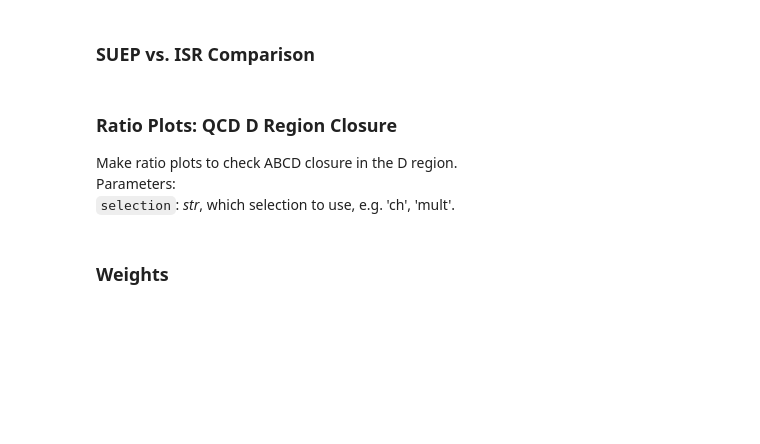
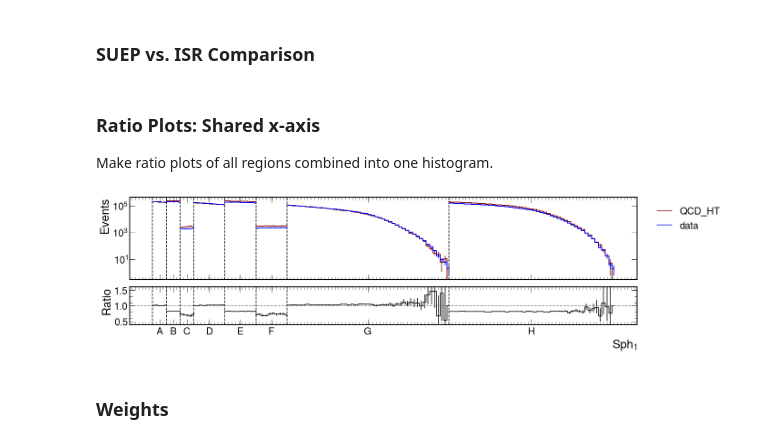
Before and after one commit to SUEPPhysics/SUEPCoffea_dask, a Jupyter notebook: plotting/plot.ipynb, the cells around one changed output. Cells and saved outputs as stored; diff of their text form; code cells hidden in the pictures; blank space fills up the shorter version.

```diff
--- a/plotting/plot.ipynb
+++ b/plotting/plot.ipynb
@@ -284,22 +284,15 @@ plt.legend(bbox_to_anchor=(1, 0.5))
 plt.savefig(output_label + plot_label + file_ext, bbox_inches='tight')
 plt.show()
 # %% [markdown]
-### Ratio Plots: QCD D Region Closure
-Make ratio plots to check ABCD closure in the D region.<br>
-Parameters:<br>
-`selection`: _str_, which selection to use, e.g. 'ch', 'mult'.<br>
+### Ratio Plots: Shared x-axis
+Make ratio plots of all regions combined into one histogram.<br>
 # %%
-hQCD_MC_D_obs = plots['QCD_MC']['D_obs_IRM']
-hQCD_MC_D_exp = plots['QCD_MC']['D_exp_IRM']
-
-_ = hQCD_MC_D_obs.plot_ratio(hQCD_MC_D_exp,
-                 rp_num_label='D observed',
-                 rp_denom_label='D expected')
-
-plt.xlabel("Sphericity")
-plt.ylim(0.5,1.5)
-plt.savefig(output_label + "_D_closure" + file_ext, bbox_inches='tight')
-plt.show()
+x = 'ABCDEFGH'
+y = 'ADGBEHCF'
+plot_label = 'SUEP_S1_CL'
+_ = plot_ratio_regions(plots, 'A_'+plot_label, 'QCD_HT', 'data', x)
+# %% [output]
+[figure, added]
 # %% [markdown]
 ### Weights
 # %%
```
Also changed, not shown: parts of 4 cells of this notebook.
